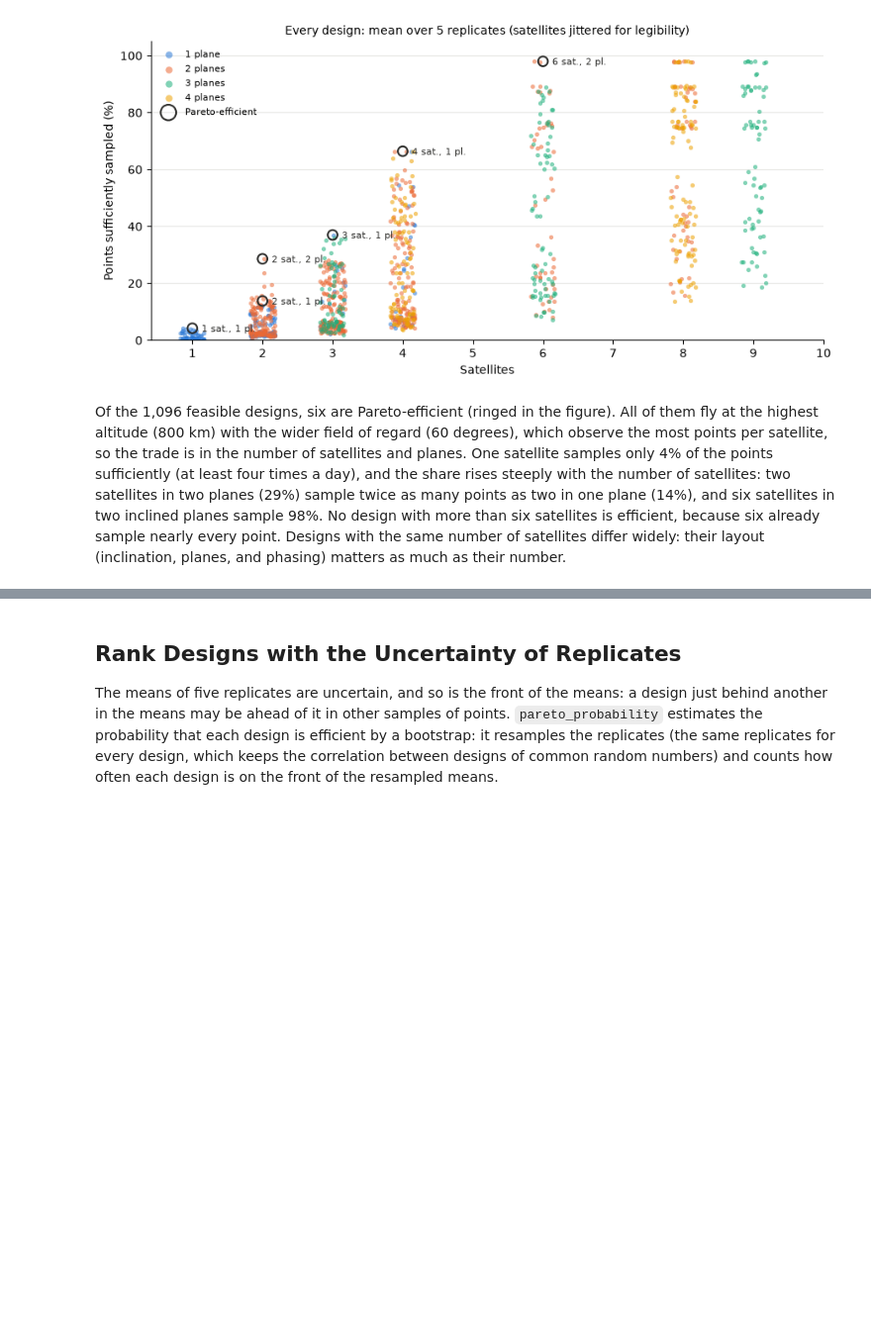
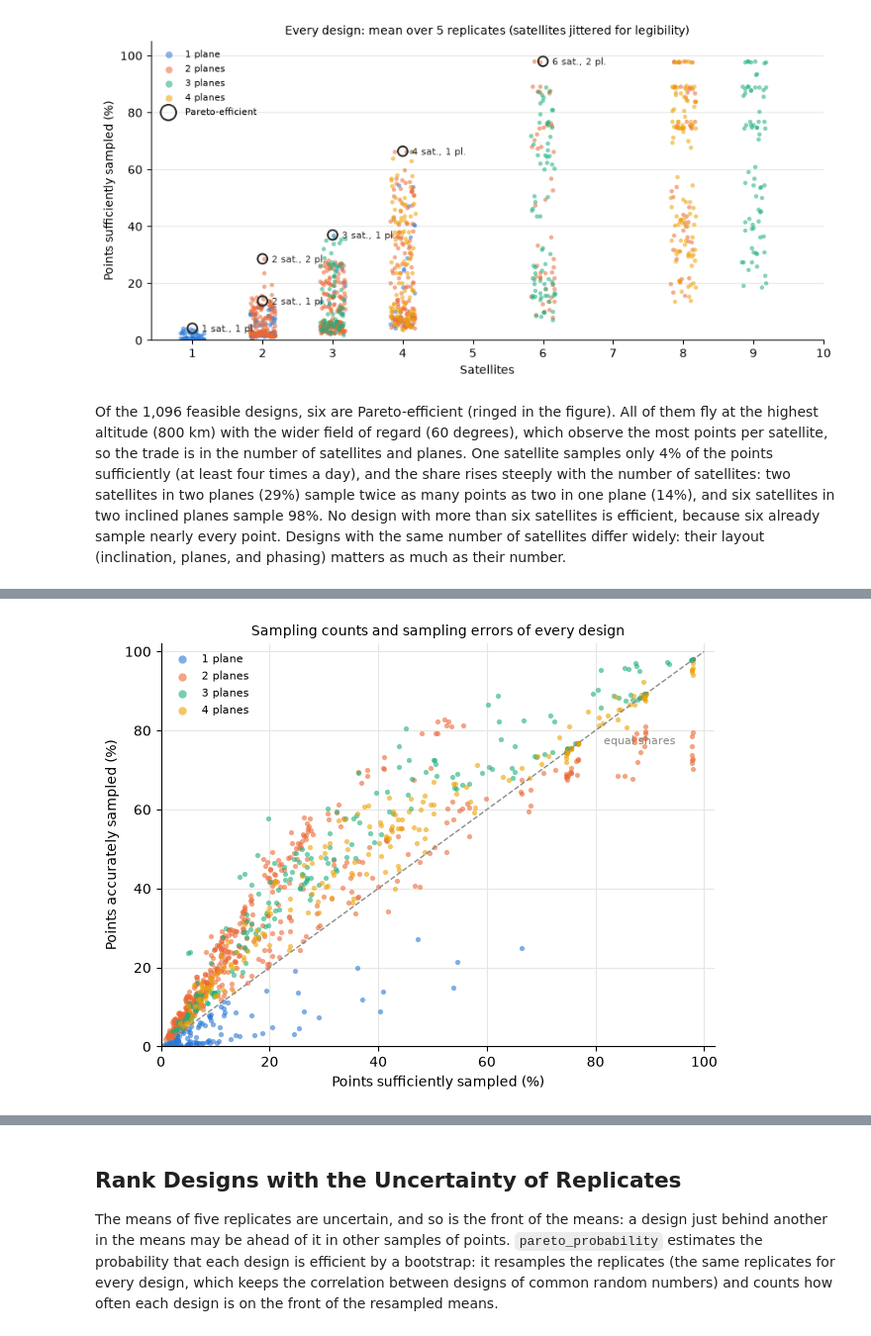
Before and after one commit to code-lab-org/tatc, a Jupyter notebook: docs/examples/SearchTradeSpace.ipynb, the cells around one changed output, grey strips where cells are left out. Shown at 99% size. Cells and saved outputs as stored; diff of their text form; code cells hidden in the pictures; blank space fills up the shorter version.

```diff
--- a/docs/examples/SearchTradeSpace.ipynb
+++ b/docs/examples/SearchTradeSpace.ipynb
@@ -23,6 +23,8 @@ N_POINTS = 100  # random points sampled in each replicate
 N_REPLICATES = 5  # replicates (samples of points) of each design
 SAMPLES_PER_DAY = 4  # a point is sufficiently sampled if it is observed at least this often
 MAX_SATELLITES = 10
+DECORRELATION_TIME = timedelta(hours=3)  # of the field whose daily mean is estimated
+MAX_RELATIVE_ERROR = 0.5  # a point is accurately sampled within this share of the field's standard deviation
 
 BLUE, ORANGE, AQUA, YELLOW, GRAY, INK = "#2a78d6", "#eb6834", "#1baf7a", "#eda100", "#8a8a86", "#2b2b29"
 # %% [markdown]
@@ -127,7 +142,9 @@ results = make_study().run(designs)
 print(f"{len(results)} evaluations: {len(designs)} designs x {N_REPLICATES} replicates")
 
 # the values of each design, and the means of its objectives over the replicates
-values = results.drop_duplicates("design").set_index("design").drop(columns=["replicate", "points_seed", "seconds", "sufficient", "feasible"])
+values = results.drop_duplicates("design").set_index("design").drop(
+    columns=["replicate", "points_seed", "failure_seed", "seconds", "sufficient", "accurate", "feasible"]
+)
 summary = summarize(results, list(OBJECTIVES), design_columns=[])
 summary["pareto"] = pareto_front(summary, OBJECTIVES)
 exact_hypervolume = hypervolume(summary, OBJECTIVES, REFERENCE)
@@ -207,0 +229,8 @@ Of the 1,096 feasible designs, six are Pareto-efficient (ringed in the figure).
+# %%
+ACCURACY = {"satellites": "min", "planes": "min", "accurate": "max"}
+accuracy = summarize(results, ["satellites", "planes", "sufficient", "accurate"], design_columns=[])
+accuracy["description"] = [describe(values.loc[key]) for key in accuracy.design]
+accuracy["pareto"] = pareto_front(accuracy, ACCURACY)
+accuracy[accuracy.pareto].sort_values(["satellites", "planes"])[
+    ["description", "satellites", "planes", "sufficient", "accurate", "accurate sem"]
+].round(1)
@@ -207,0 +251,21 @@ Of the 1,096 feasible designs, six are Pareto-efficient (ringed in the figure).
+# %%
+fig, ax = plt.subplots(figsize=(6.5, 5))
+for planes, color in PLANE_COLORS.items():
+    selected = accuracy.planes == planes
+    ax.scatter(
+        accuracy.sufficient[selected], accuracy.accurate[selected], s=14, color=color, alpha=0.6, lw=0,
+        label=f"{planes} plane{'s' if planes > 1 else ''}",
+    )
+ax.plot([0, 100], [0, 100], color=GRAY, lw=1, ls="--")
+ax.annotate("equal shares", (80, 80), xytext=(6, -10), textcoords="offset points", fontsize=8, color=GRAY)
+ax.set(xlabel="Points sufficiently sampled (%)", ylabel="Points accurately sampled (%)", xlim=(0, 102), ylim=(0, 102))
+ax.grid(color="#e6e6e3", lw=0.8)
+ax.set_axisbelow(True)
+for side in ("top", "right"):
+    ax.spines[side].set_visible(False)
+ax.legend(loc="upper left", fontsize=8, frameon=False, markerscale=1.6)
+ax.set_title("Sampling counts and sampling errors of every design", fontsize=10)
+fig.tight_layout()
+plt.show()
+# %% [output]
+[figure, added]
```
Also changed, not shown: parts of 17 cells of this notebook, 21 other files.
